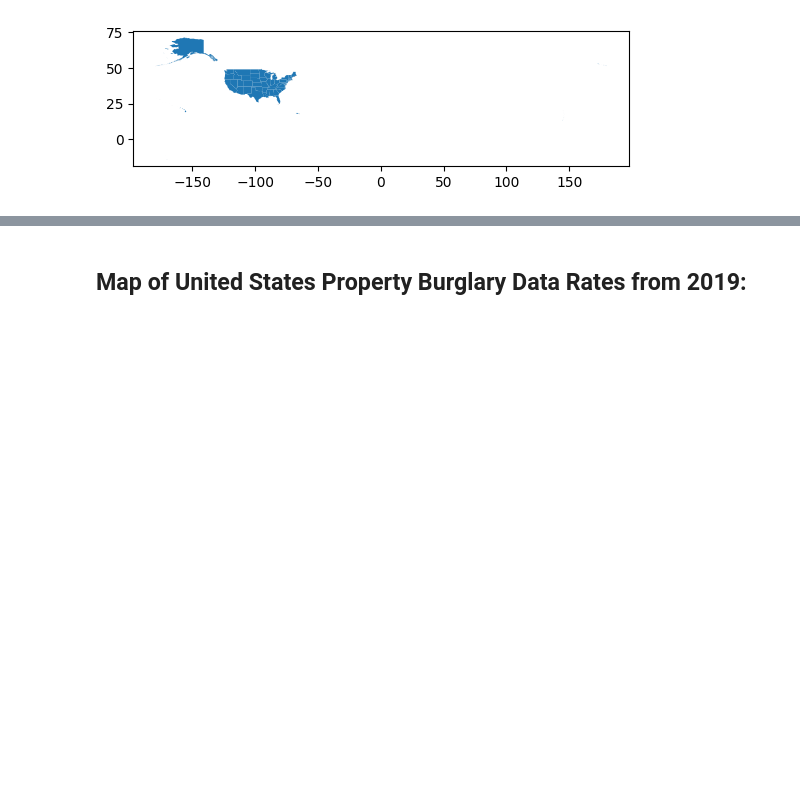
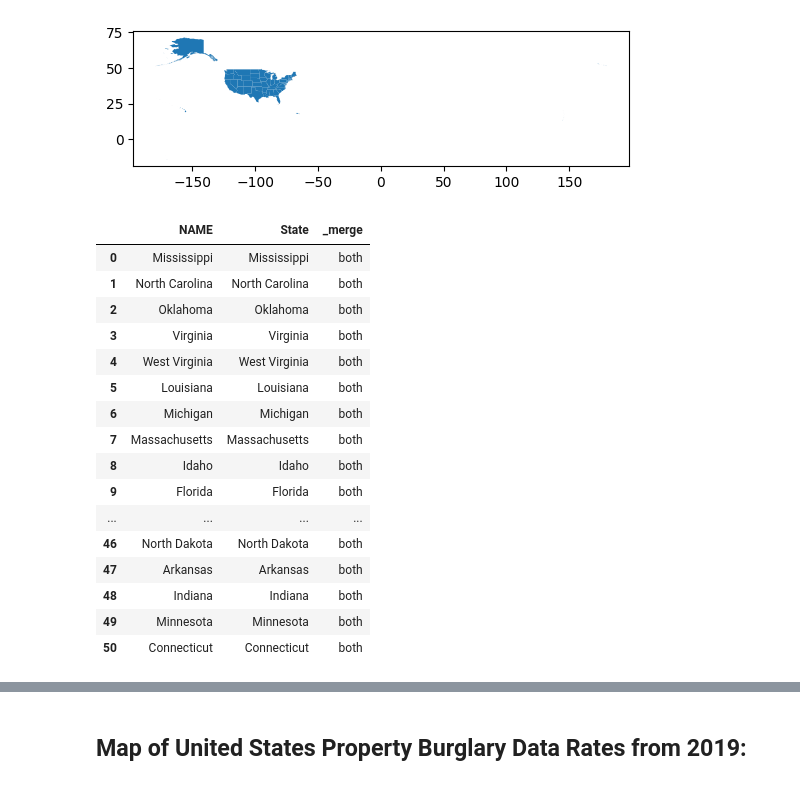
Before and after one commit to jlb719ru/gisclass, a Jupyter notebook: ps2.final.ipynb, the cells around one changed output, grey strips where cells are left out. Saved outputs shown, nothing was run; the diff lists cells and outputs as text; code cells hidden in the pictures; blank space fills up the shorter version.

```diff
--- a/ps2.final.ipynb
+++ b/ps2.final.ipynb
@@ -196,7 +206,25 @@ usstate = usmap #.NAME
 del crime_data['_merge']       #pulling out _merge part from data before deleting, brackets pulls
 # %%
 map = pd.merge( usmap,crime_data, left_on='NAME', right_on='State', indicator=True)
-#map
+map[['NAME','State','_merge']] #aok: always investigate merge results!!
+# %% [output]
+|  | NAME | State | _merge |
+| 0 | Mississippi | Mississippi | both |
+| 1 | North Carolina | North Carolina | both |
+| 2 | Oklahoma | Oklahoma | both |
+| 3 | Virginia | Virginia | both |
+| 4 | West Virginia | West Virginia | both |
+| 5 | Louisiana | Louisiana | both |
+| 6 | Michigan | Michigan | both |
+| 7 | Massachusetts | Massachusetts | both |
+| 8 | Idaho | Idaho | both |
+| 9 | Florida | Florida | both |
+| ... | ... | ... | ... |
+| 46 | North Dakota | North Dakota | both |
+| 47 | Arkansas | Arkansas | both |
+| 48 | Indiana | Indiana | both |
+| 49 | Minnesota | Minnesota | both |
+| 50 | Connecticut | Connecticut | both |
 # %%
 #shape_path = 'https://github.com/jlb719ru/gisclass/raw/main/cb_2018_us_state_500k%20(1).zip'
 #shape = gpd.read_file(shape_path)
```
Also changed, not shown: parts of 3 cells of this notebook.
